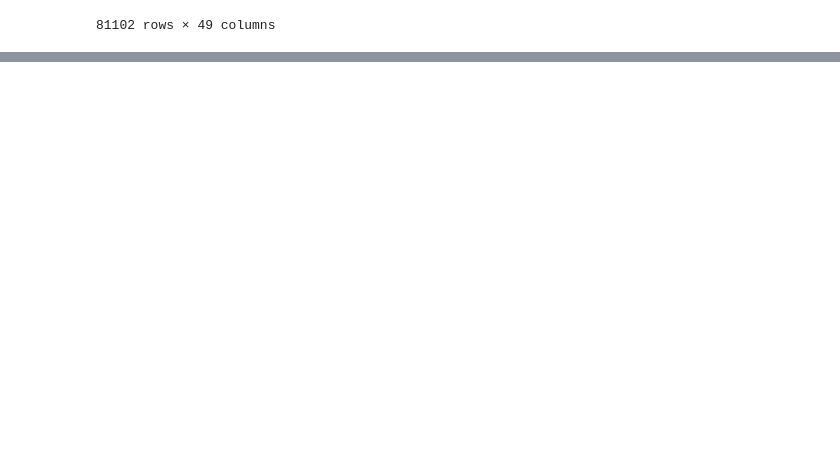
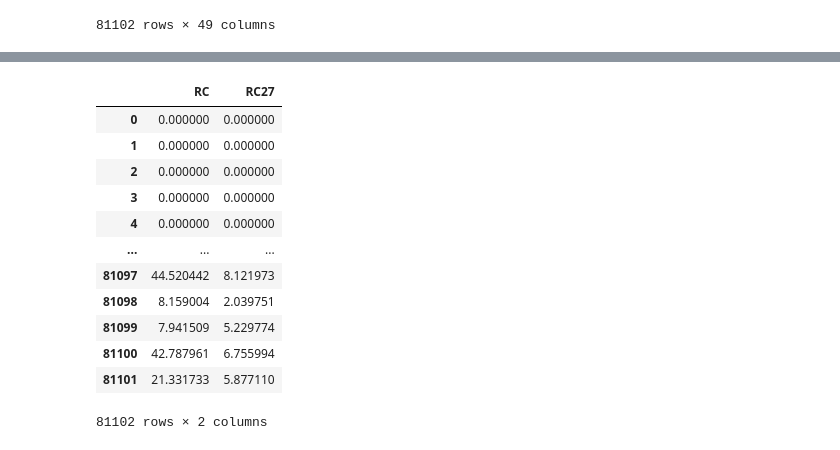
Before and after one commit to seonghunYang/big_contest2020, a Jupyter notebook: EDA6_타자_세이버_매트릭스2.ipynb, the cells around one changed output, grey strips where cells are left out. Saved outputs shown, nothing was run; the diff lists cells and outputs as text; code cells hidden in the pictures; blank space fills up the shorter version.

```diff
--- a/EDA6_타자_세이버_매트릭스2.ipynb
+++ b/EDA6_타자_세이버_매트릭스2.ipynb
@@ -283,0 +462,19 @@ hitter
+# %%
+hitter2 = pd.read_csv('./gdrive/My Drive/빅콘테스트2020/EDA결과/조민정/EDA3-개인타자_세이버 매트릭스_합본.csv', encoding='utf-8-sig')
+hitter1 = pd.read_csv('./gdrive/My Drive/빅콘테스트2020/EDA결과/EDA6-개인타자_세이버 매트릭스2_합본.csv', encoding='utf-8-sig')
+# %%
+hitter2
+# %% [output]
+|  | RC | RC27 |
+| 0 | 0.000000 | 0.000000 |
+| 1 | 0.000000 | 0.000000 |
+| 2 | 0.000000 | 0.000000 |
+| 3 | 0.000000 | 0.000000 |
+| 4 | 0.000000 | 0.000000 |
+| ... | ... | ... |
+| 81097 | 44.520442 | 8.121973 |
+| 81098 | 8.159004 | 2.039751 |
+| 81099 | 7.941509 | 5.229774 |
+| 81100 | 42.787961 | 6.755994 |
+| 81101 | 21.331733 | 5.877110 |
+81102 rows × 2 columns
```
Also changed, not shown: parts of 22 cells of this notebook.
